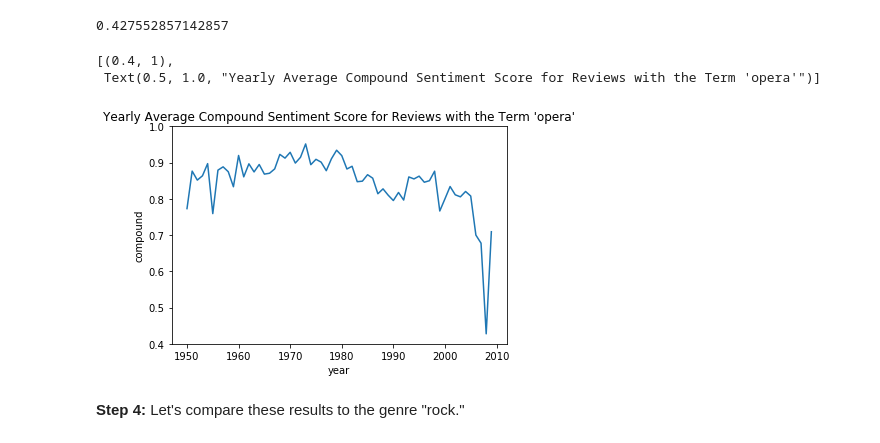
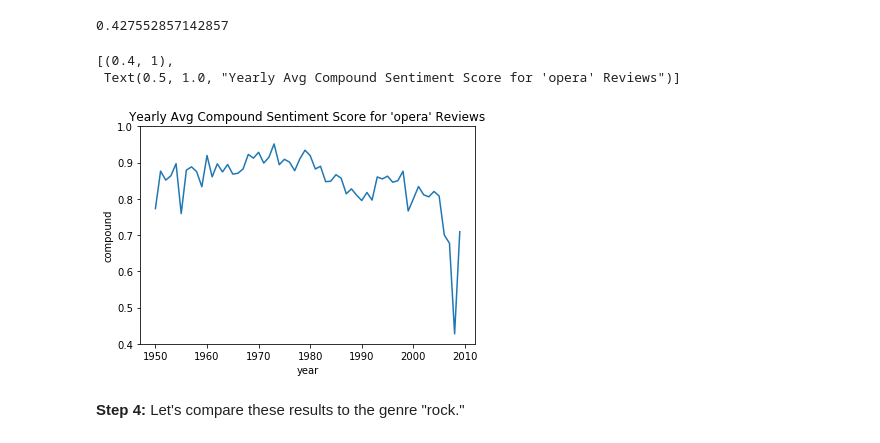
Before and after one commit to DCS-training/SentimentAnalysistimes, a Jupyter notebook: TimesMusicReviews3_Visualization.ipynb, the cells around one changed output. Saved outputs shown, nothing was run; the diff lists cells and outputs as text; code cells hidden in the pictures.

```diff
--- a/TimesMusicReviews3_Visualization.ipynb
+++ b/TimesMusicReviews3_Visualization.ipynb
@@ -260,11 +260,11 @@ min(opera_yearly["compound"])
 0.427552857142857
 # %%
 opera_viz = sns.lineplot(data=opera_yearly, x="year", y="compound")
-opera_viz.set(ylim=(0.4,1),title="Yearly Average Compound Sentiment Score for Reviews with the Term 'opera'")
+opera_viz.set(ylim=(0.4,1),title="Yearly Avg Compound Sentiment Score for 'opera' Reviews")
 # %% [output]
 [(0.4, 1),
- Text(0.5, 1.0, "Yearly Average Compound Sentiment Score for Reviews with the Term 'opera'")]
+ Text(0.5, 1.0, "Yearly Avg Compound Sentiment Score for 'opera' Reviews")]
-[figure, old version]
+[figure, new version]
 # %% [markdown]
 **Step 4:** Let's compare these results to the genre "rock."
 # %%
```
Also changed, not shown: parts of 3 cells of this notebook, 1 other file.
